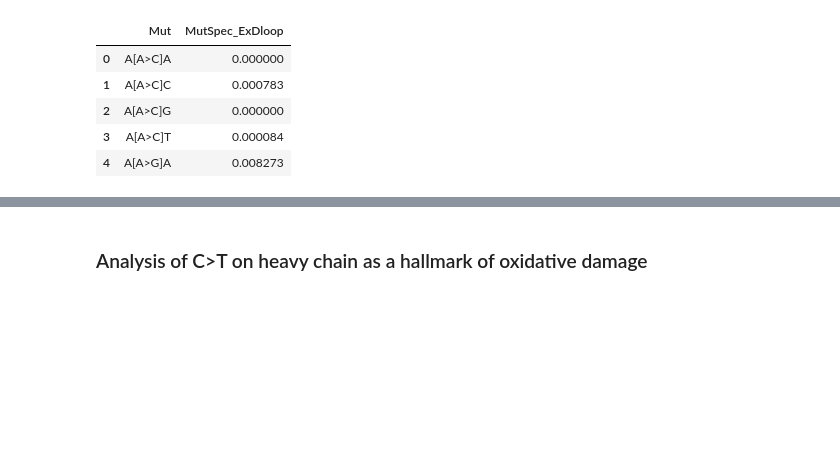
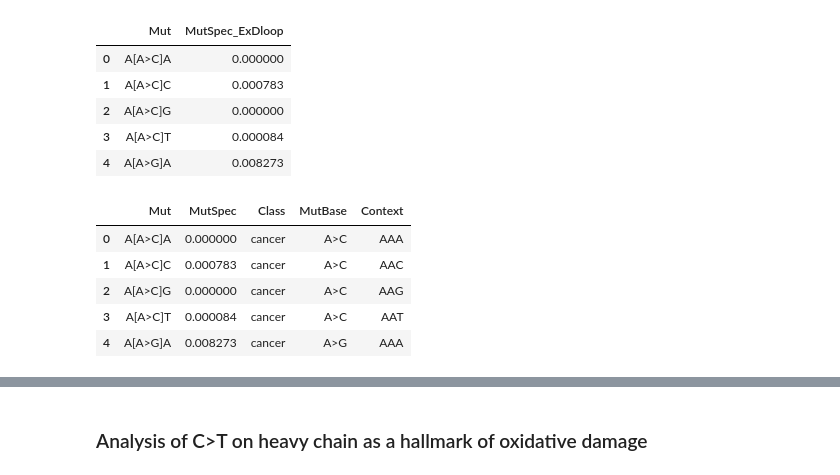
Before and after one commit to mitoclub/mtdna-192component-mutspec-chordata, a Jupyter notebook: scripts/get_mutspec.ipynb, the cells around one changed output, grey strips where cells are left out. Saved outputs shown, nothing was run; the diff lists cells and outputs as text; code cells hidden in the pictures; blank space fills up the shorter version.

```diff
--- a/scripts/get_mutspec.ipynb
+++ b/scripts/get_mutspec.ipynb
@@ -200,3 +201,14 @@ cancer.head()
 exdloop = cancer.iloc[:,[0,1]]
 exdloop['Class'] = 'cancer'
 exdloop = exdloop.rename(columns={'MutSpec_ExDloop': 'MutSpec'})
+# %%
+exdloop["MutBase"] = exdloop.Mut.str.slice(2, 5)
+exdloop["Context"] = exdloop.Mut.str.get(0) + exdloop.Mut.str.get(2) + exdloop.Mut.str.get(-1)
+exdloop.head()
+# %% [output]
+|  | Mut | MutSpec | Class | MutBase | Context |
+| 0 | A[A>C]A | 0.000000 | cancer | A>C | AAA |
+| 1 | A[A>C]C | 0.000783 | cancer | A>C | AAC |
+| 2 | A[A>C]G | 0.000000 | cancer | A>C | AAG |
+| 3 | A[A>C]T | 0.000084 | cancer | A>C | AAT |
+| 4 | A[A>G]A | 0.008273 | cancer | A>G | AAA |
```
Also changed, not shown: parts of 5 cells of this notebook, 5 other files.
